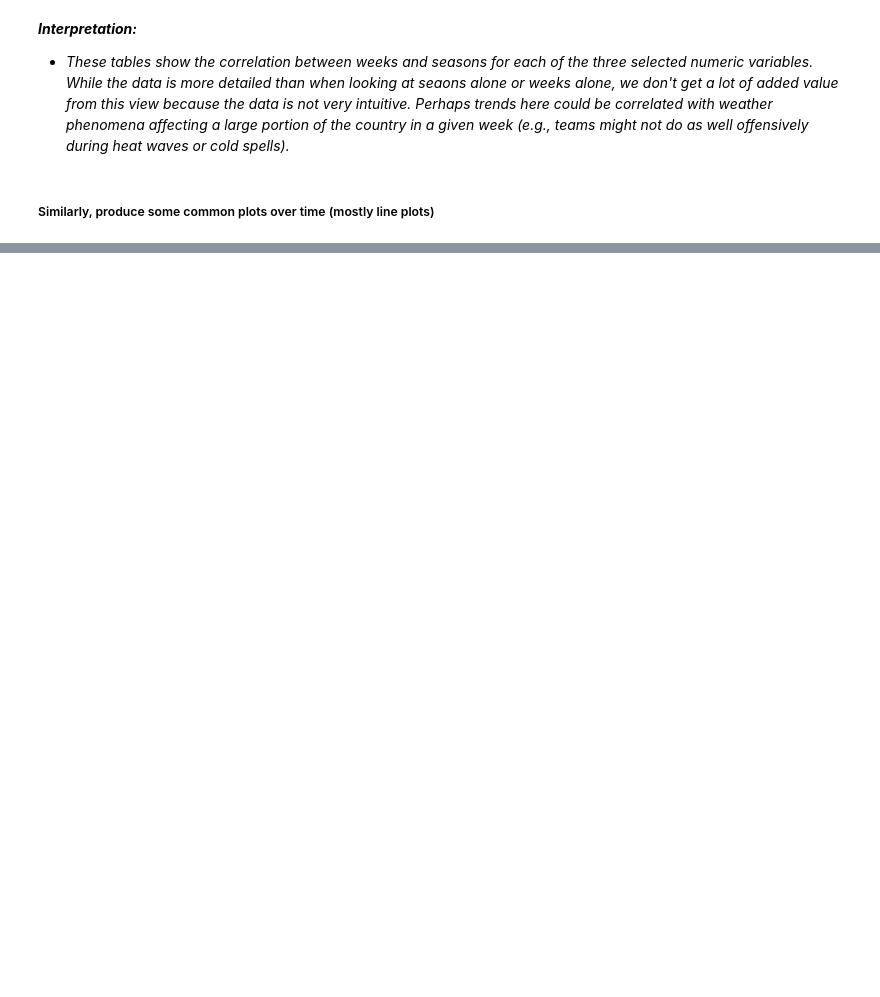
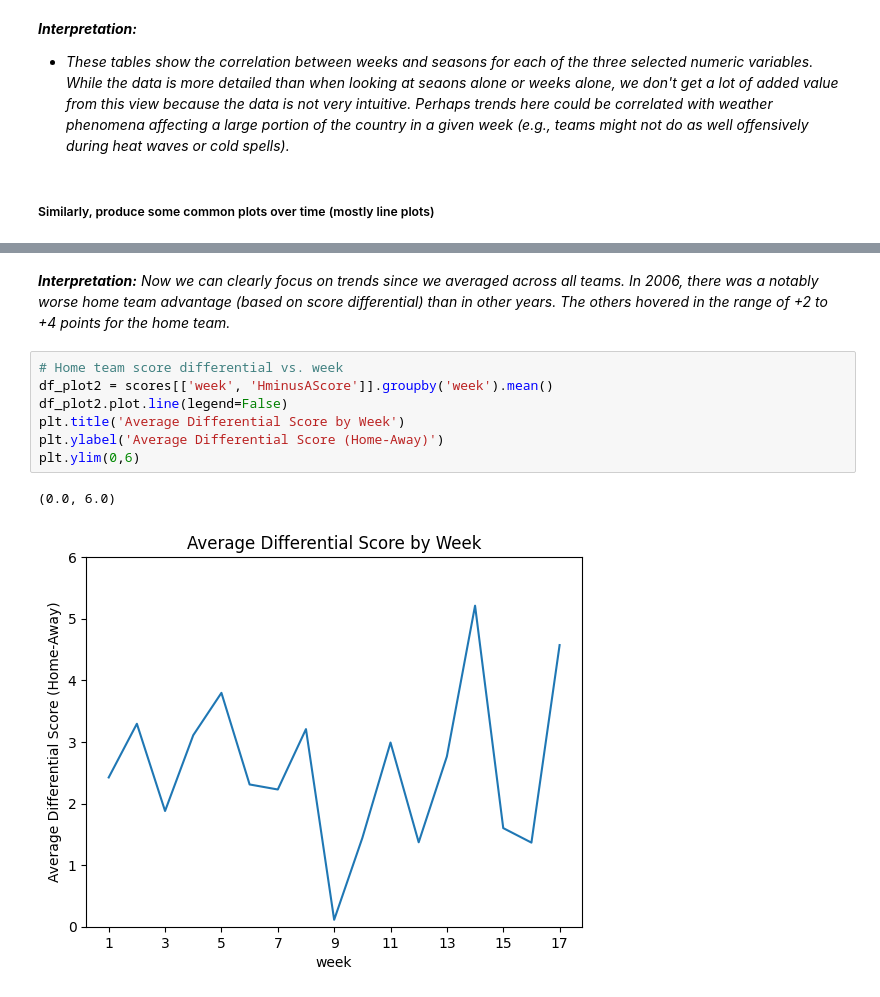
Before and after one commit to trevorlillywhite/HW-4---NCSU-ST-554---Trevor-Lillywhite, a Jupyter notebook: HW4_ST_554_Trevor_Lillywhite.ipynb, the cells around one changed output, grey strips where cells are left out. Saved outputs shown, nothing was run; the diff lists cells and outputs as text; blank space fills up the shorter version.

```diff
--- a/HW4_ST_554_Trevor_Lillywhite.ipynb
+++ b/HW4_ST_554_Trevor_Lillywhite.ipynb
@@ -1183,0 +1248,12 @@ _**Interpretation:**_
+# %% [markdown]
+_**Interpretation:** Now we can clearly focus on trends since we averaged across all teams. In 2006, there was a notably worse home team advantage (based on score differential) than in other years. The others hovered in the range of +2 to +4 points for the home team._
+# %%
+# Home team score differential vs. week
+df_plot2 = scores[['week', 'HminusAScore']].groupby('week').mean()
+df_plot2.plot.line(legend=False)
+plt.title('Average Differential Score by Week')
+plt.ylabel('Average Differential Score (Home-Away)')
+plt.ylim(0,6)
+# %% [output]
+(0.0, 6.0)
+[figure, added]
```
Also changed, not shown: parts of 35 cells of this notebook.
